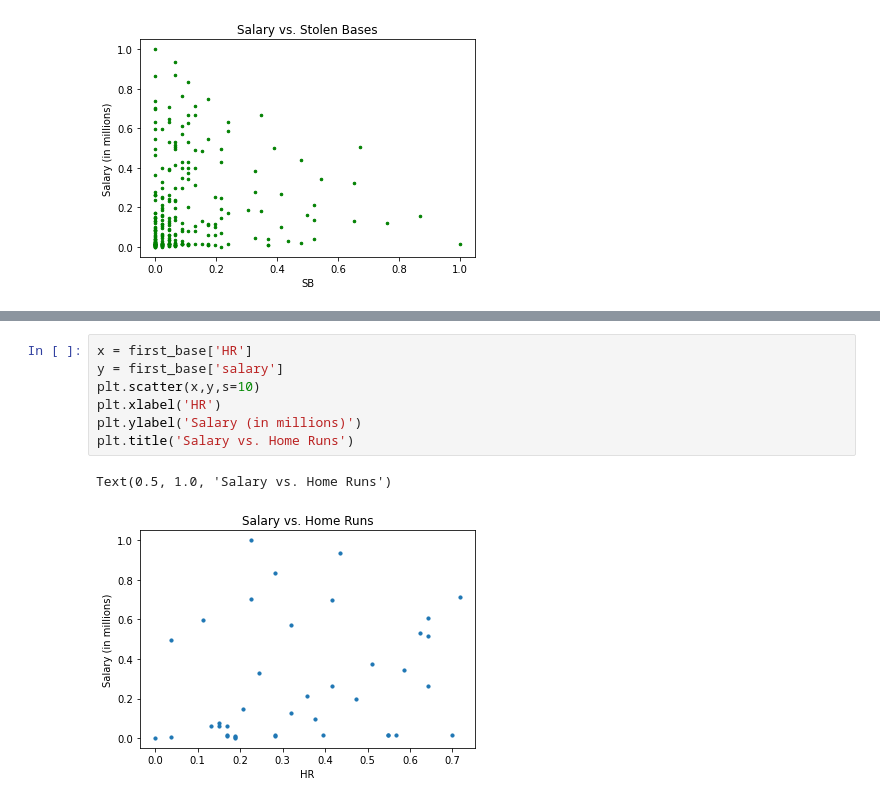
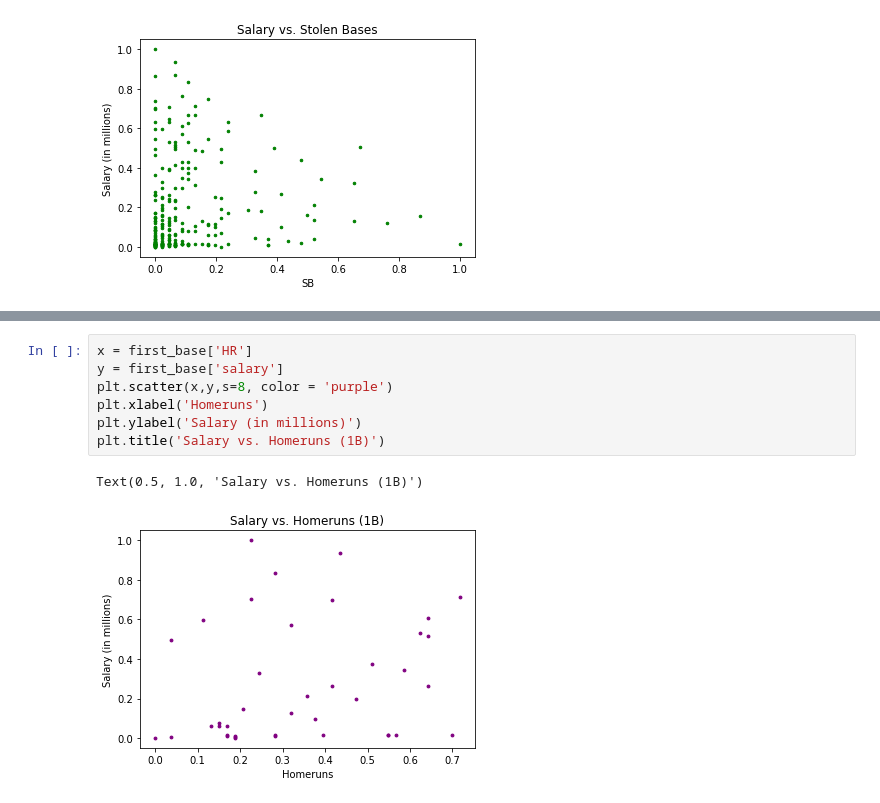
Before and after one commit to mnocerino23/MLB-Salary-Regressions, a Jupyter notebook: position_players.ipynb, the cells around one changed output, grey strips where cells are left out. Drawn from its saved outputs; the diff is of its cells as text.

```diff
--- a/position_players.ipynb
+++ b/position_players.ipynb
@@ -199,10 +203,10 @@ Index(['age', 'G', 'tap', 'AB', 'R', 'H', 'db', 'tr', 'HR', 'RBI', 'SB', 'CS',
 # %%
 x = first_base['HR']
 y = first_base['salary']
-plt.scatter(x,y,s=10)
-plt.xlabel('HR')
+plt.scatter(x,y,s=8, color = 'purple')
+plt.xlabel('Homeruns')
 plt.ylabel('Salary (in millions)')
-plt.title('Salary vs. Home Runs')
+plt.title('Salary vs. Homeruns (1B)')
 # %% [output]
-Text(0.5, 1.0, 'Salary vs. Home Runs')
+Text(0.5, 1.0, 'Salary vs. Homeruns (1B)')
-[figure, old version]
+[figure, new version]
```
Also changed, not shown: parts of 26 cells of this notebook.
